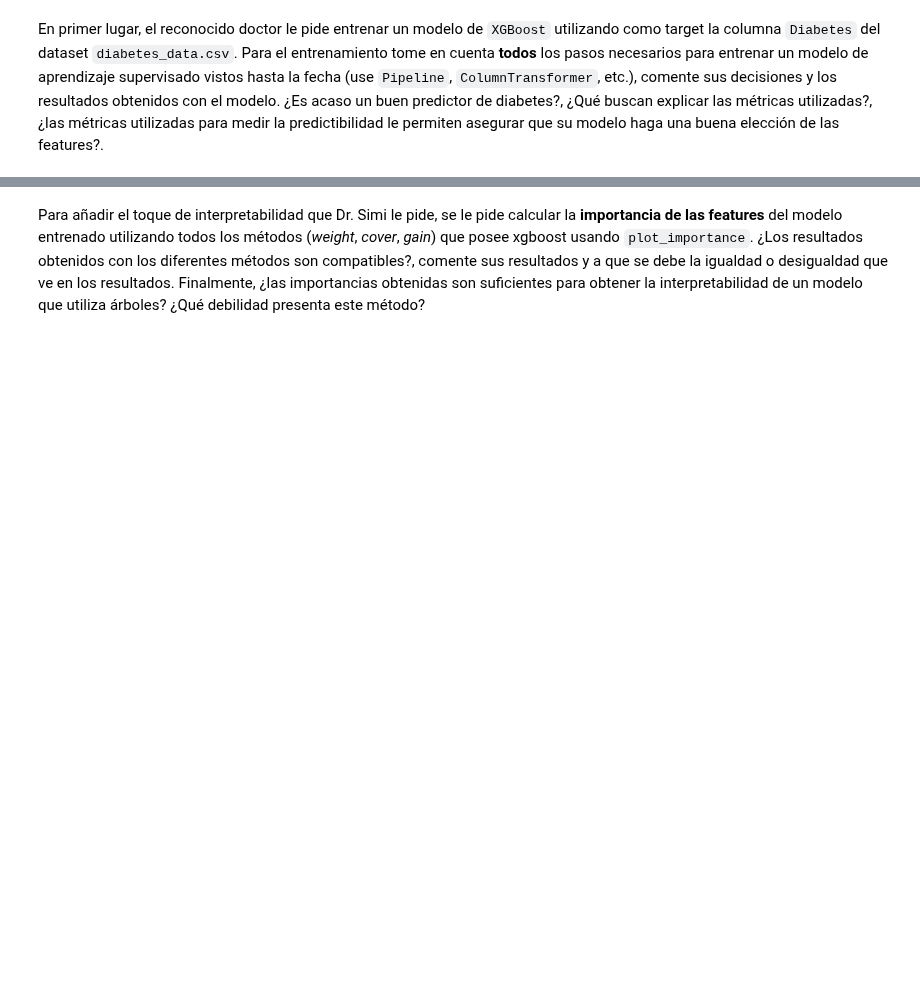
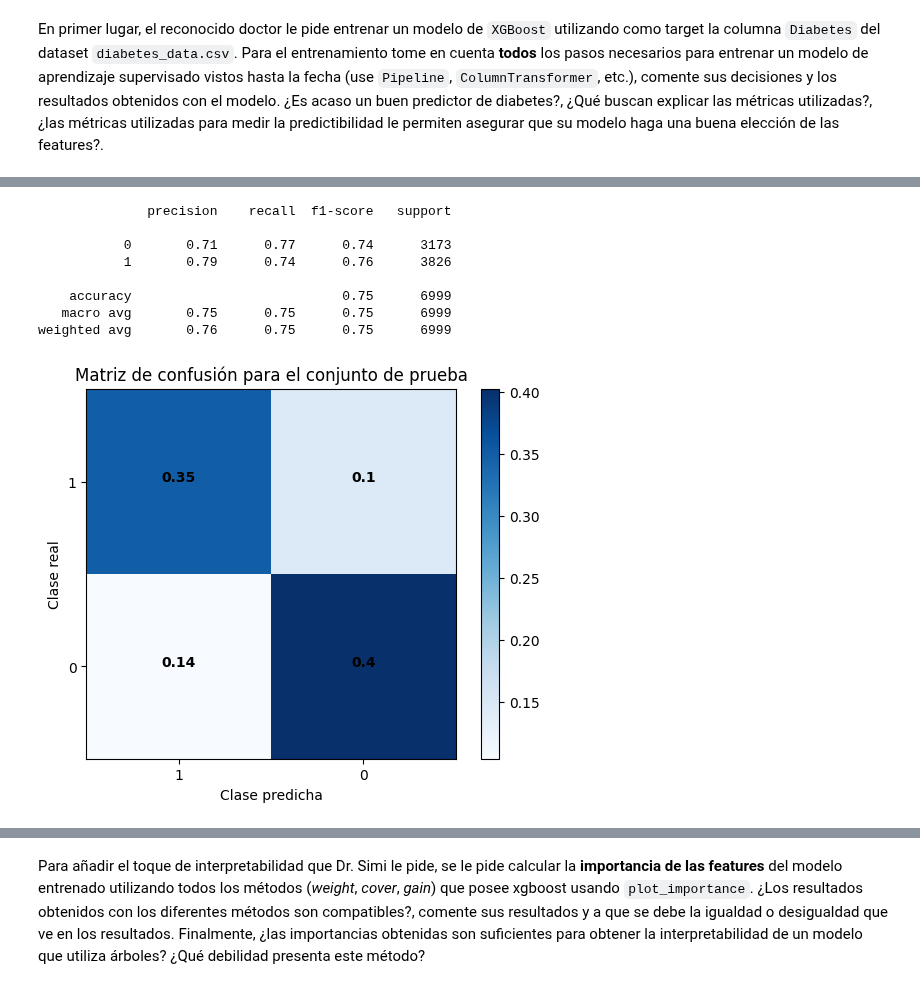
Before and after one commit to SimonSanfeliu/MDS7202-BS, a Jupyter notebook: L10/Lab10_Becerra_Sanfeliú.ipynb, the cells around one changed output, grey strips where cells are left out. Saved outputs shown, nothing was run; the diff lists cells and outputs as text; code cells hidden in the pictures; blank space fills up the shorter version.

```diff
--- a/L10/Lab10_Becerra_Sanfeliú.ipynb
+++ b/L10/Lab10_Becerra_Sanfeliú.ipynb
@@ -94,3 +218,29 @@ Successfully installed xgboost-1.7.5
+# %%
+# Prediciendo en prueba
+y_pred_test = model.predict(X_test)
+
+# Reporte de clasificación y matriz de confusión
+print(classification_report(y_pred_test, y_test))
+conf_mat2 = confusion_matrix(y_test, y_pred_test, normalize='all')
+plt.imshow(conf_mat2, cmap=plt.cm.Blues)
+plt.xticks([1,0], [0,1])
+plt.yticks([1,0], [0,1])
+plt.title("Matriz de confusión para el conjunto de prueba")
+plt.xlabel("Clase predicha")
+plt.ylabel("Clase real")
+plt.colorbar()
+for i,j in itertools.product(range(conf_mat2.shape[0]), range(conf_mat2.shape[1])):
+    plt.text(i,j,round(conf_mat2[i,j], 2), horizontalalignment="center", color="black", weight="bold")
+# %% [output]
+              precision    recall  f1-score   support
+
+           0       0.71      0.77      0.74      3173
+           1       0.79      0.74      0.76      3826
+
+    accuracy                           0.75      6999
+   macro avg       0.75      0.75      0.75      6999
+weighted avg       0.76      0.75      0.75      6999
+[figure, added]
 # %% [markdown]
 ## 3. Importancia de las features con XGBoost (0.5 puntos)
 
```
Also changed, not shown: parts of 5 cells of this notebook.
